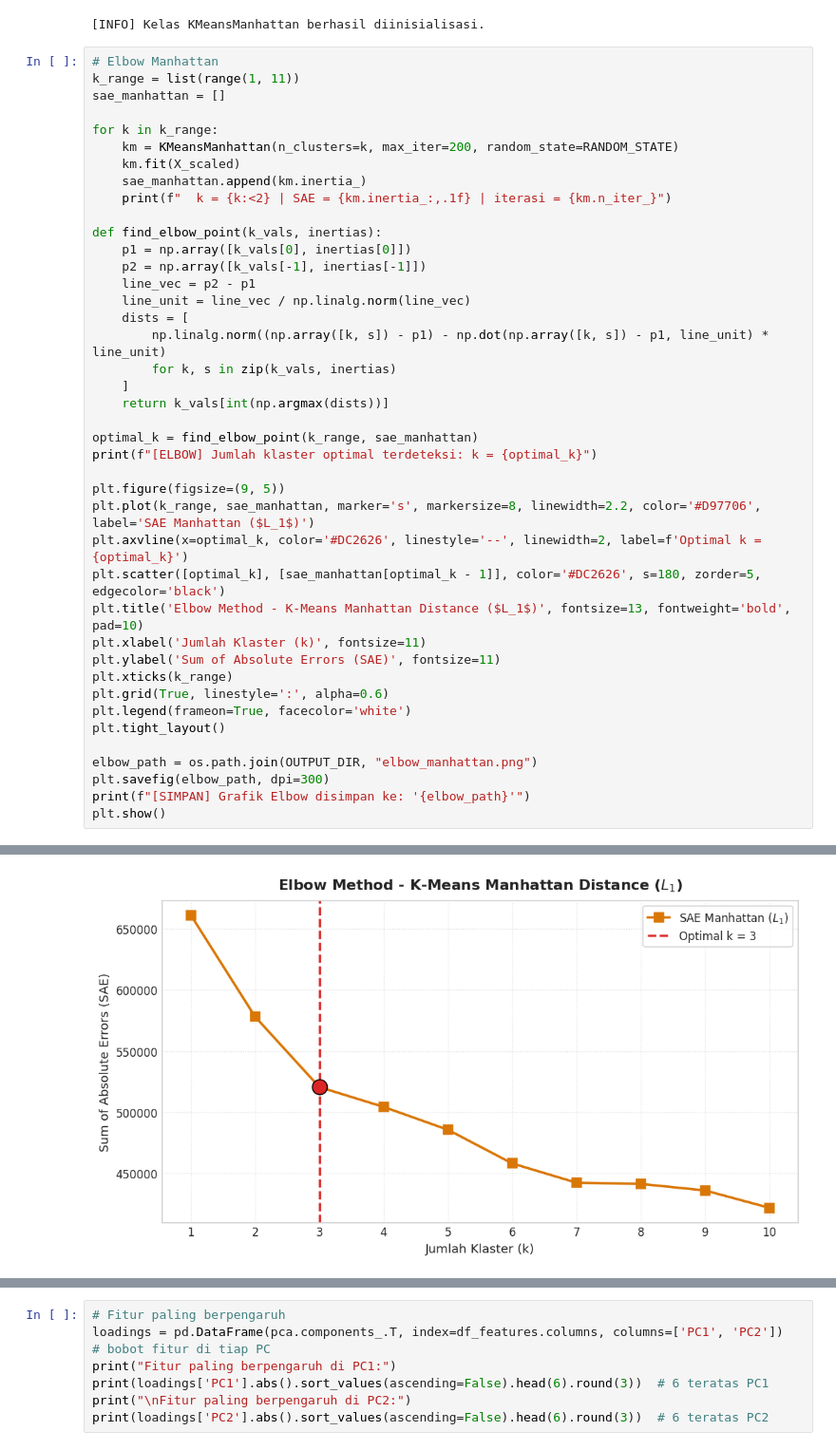
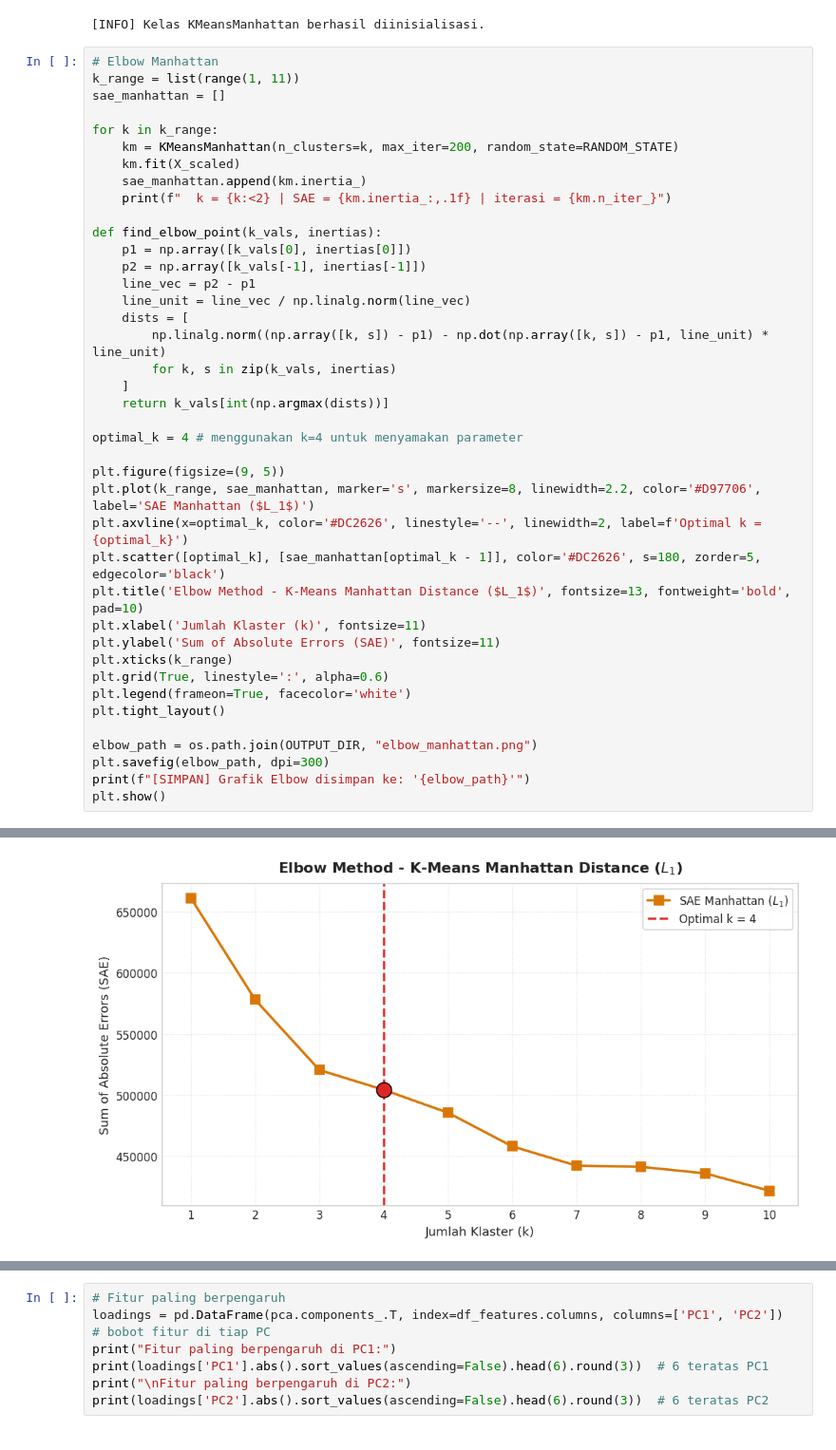
Before and after one commit to mrayhanz/244107020027-Machine-Learning, a Jupyter notebook: KUIS-1/Kmeans_Manhattan.ipynb, the cells around one changed output, grey strips where cells are left out. Shown at 95% size. Saved outputs shown, nothing was run; the diff lists cells and outputs as text.

```diff
--- a/KUIS-1/Kmeans_Manhattan.ipynb
+++ b/KUIS-1/Kmeans_Manhattan.ipynb
@@ -206,8 +206,7 @@ def find_elbow_point(k_vals, inertias):
     ]
     return k_vals[int(np.argmax(dists))]
 
-optimal_k = find_elbow_point(k_range, sae_manhattan)
-print(f"[ELBOW] Jumlah klaster optimal terdeteksi: k = {optimal_k}")
+optimal_k = 4 # menggunakan k=4 untuk menyamakan parameter
 
 plt.figure(figsize=(9, 5))
 plt.plot(k_range, sae_manhattan, marker='s', markersize=8, linewidth=2.2, color='#D97706', label='SAE Manhattan ($L_1$)')
@@ -240,5 +238,5 @@ plt.show()
 [SIMPAN] Grafik Elbow disimpan ke: '/content/drive/MyDrive/ml-sem5/kuis1/outputKmeans/elbow_manhattan.png'
-[figure, old version]
+[figure, new version]
 # %%
 # Klastering Final
 model_manhattan = KMeansManhattan(n_clusters=optimal_k, max_iter=300, tol=1e-4, random_state=RANDOM_STATE)
```
Also changed, not shown: parts of 5 cells of this notebook, 10 other files.
